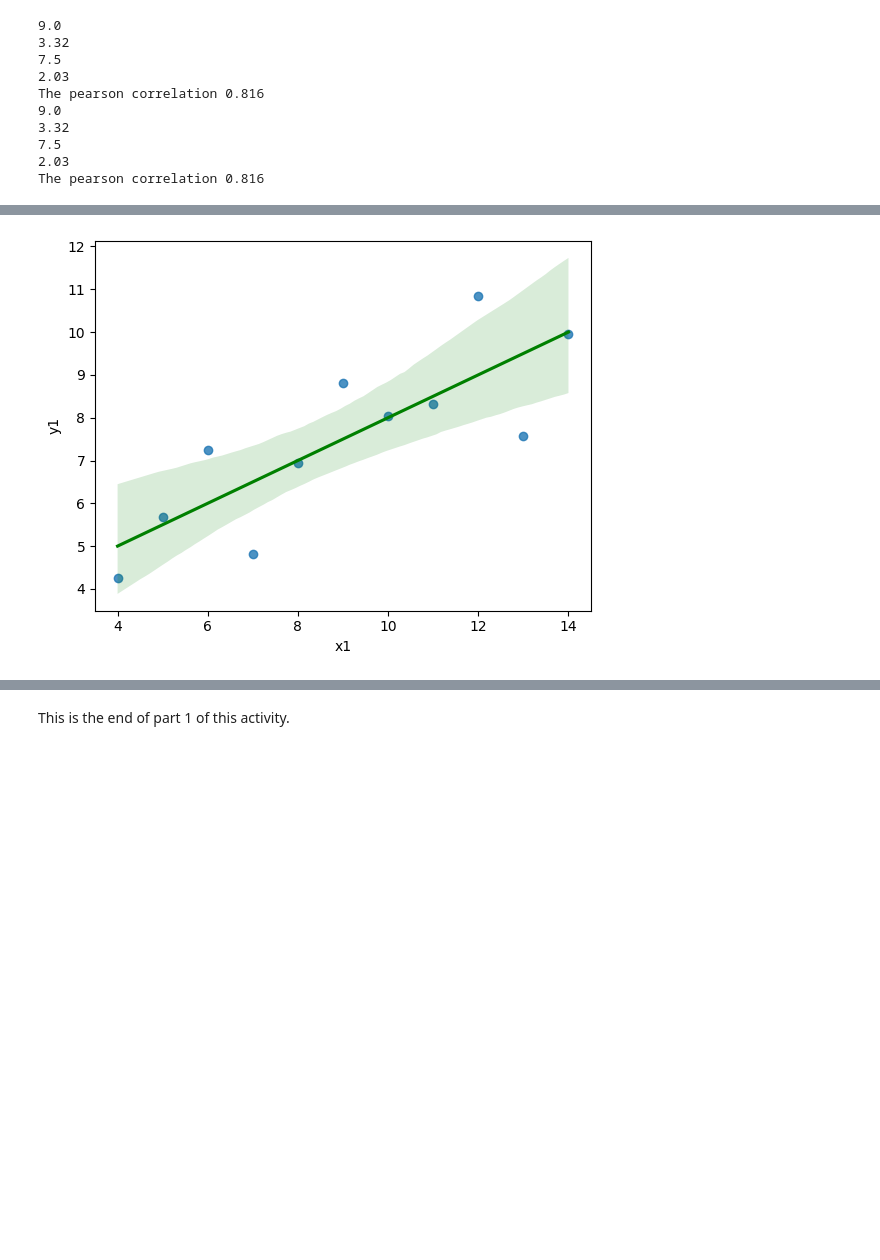
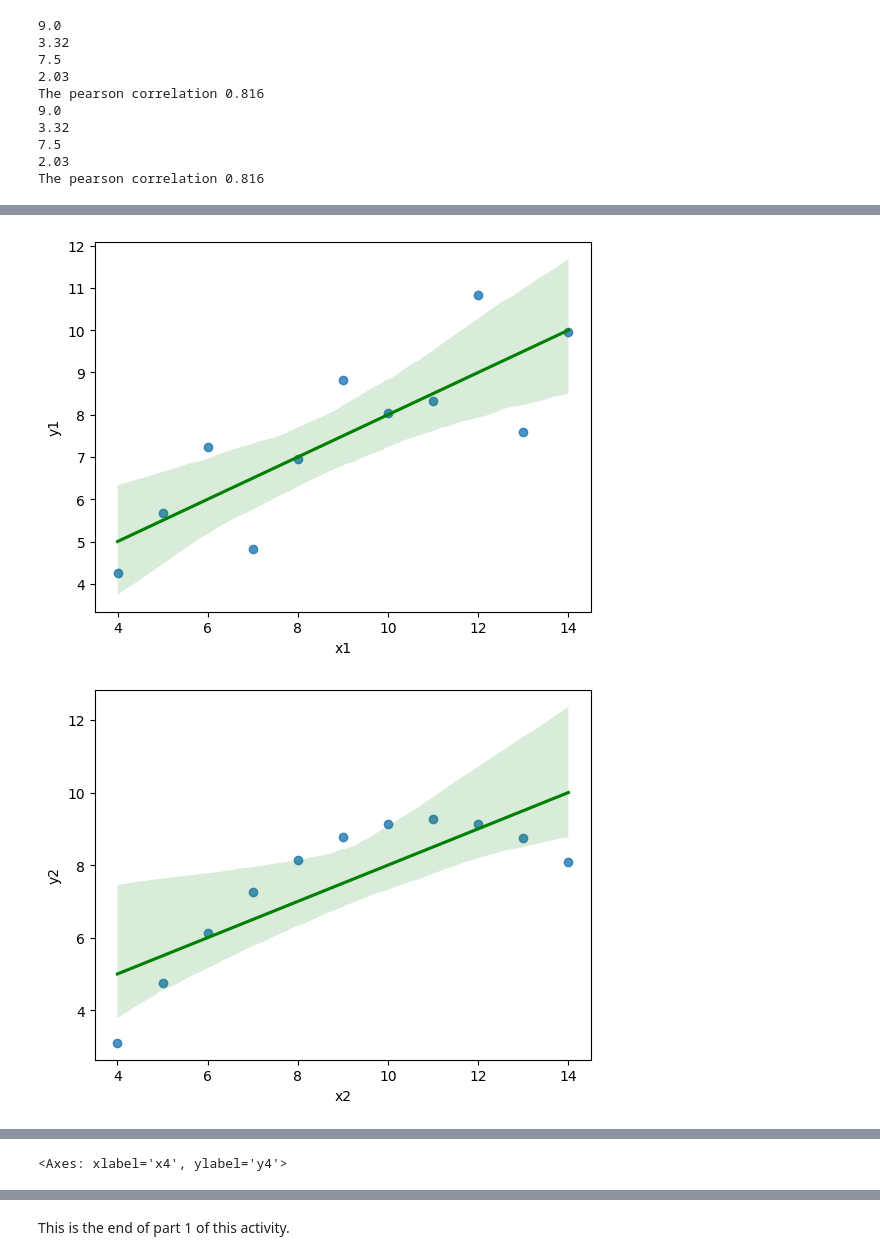
Before and after one commit to lenguyenduyphuc/Python_Learning, a Jupyter notebook: DataVisualizationActivity.ipynb, the cells around one changed output, grey strips where cells are left out. Saved outputs shown, nothing was run; the diff lists cells and outputs as text; code cells hidden in the pictures; blank space fills up the shorter version.

```diff
--- a/DataVisualizationActivity.ipynb
+++ b/DataVisualizationActivity.ipynb
@@ -12,7 +12,7 @@ Saving anscombe.csv to anscombe.csv
 import pandas as pd
 import io
 
-df = pd.read_csv(io.BytesIO(uploaded['anscombe.csv']))
+df = pd.read_csv(io.BytesIO(uploaded['anscombe (1).csv']))
 print(df)
 # %% [output]
     x1  x2  x3  x4     y1    y2     y3     y4
@@ -109,7 +118,14 @@ sns.scatterplot(x=df['x1'], y=df['y1'], data=df)
 # %%
 #Overlay a regression line on top of the scatter plot
 
 # Fill in the x and y values below
-p2 = sns.regplot(data=df, x=df['x1'] , y=df['y1'] , line_kws={'color': 'g'})
+sns.regplot(data=df, x=df['x1'] , y=df['y1'] , line_kws={'color': 'g'})
+plt.show()
+sns.regplot(data=df, x=df['x2'] , y=df['y2'] , line_kws={'color': 'g'})
+plt.show()
+sns.regplot(data=df, x=df['x3'] , y=df['y3'] , line_kws={'color': 'g'})
+plt.show()
+sns.regplot(data=df, x=df['x4'] , y=df['y4'] , line_kws={'color': 'g'})
 # %% [output]
-[figure, old version]
+[figure, new version]
+[figure, added]
@@ -115,0 +133 @@ p2 = sns.regplot(data=df, x=df['x1'] , y=df['y1'] , line_kws={'color': 'g'})
+<Axes: xlabel='x4', ylabel='y4'>
```
Also changed, not shown: parts of 16 cells of this notebook.
